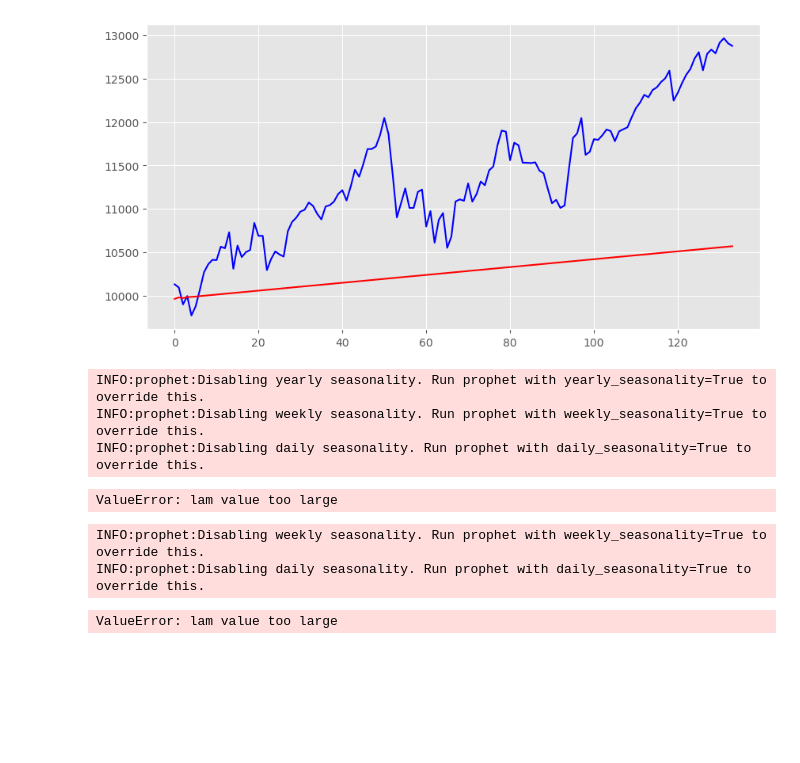
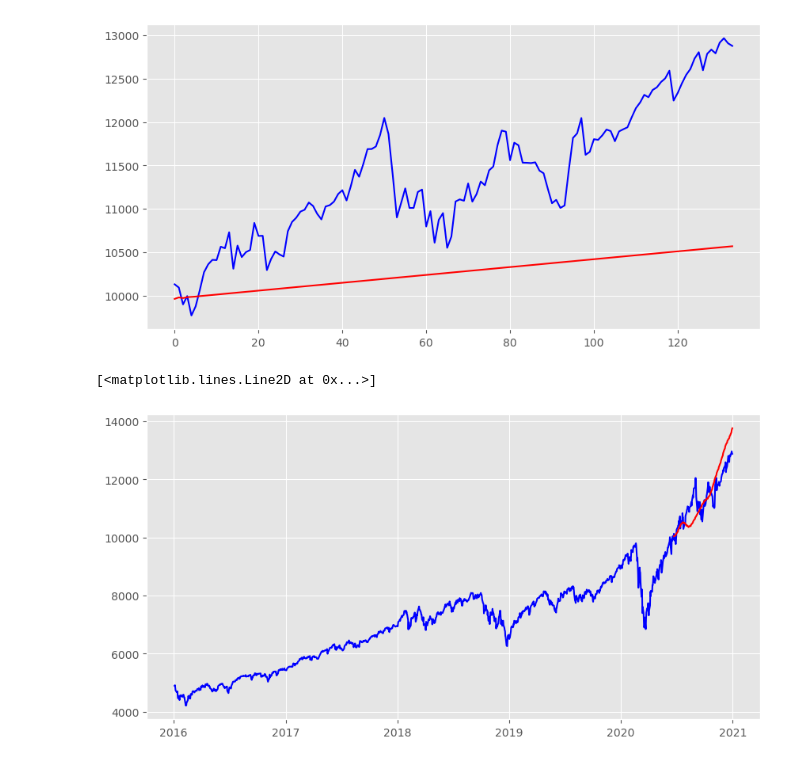
Before and after one commit to Parishkrit/Market-forecast, a Jupyter notebook: NASDAQ.ipynb, the cells around one changed output. Drawn from its saved outputs; the diff is of its cells as text; code cells hidden in the pictures; blank space fills up the shorter version.

```diff
--- a/NASDAQ.ipynb
+++ b/NASDAQ.ipynb
@@ -156,4 +160,7 @@ plt.show()
 [figure]
 # %%
 xp = X_train[['Open', 'Date']]
-xp = xp.rename(columns={'Open': 'ds', 'Date': 'y'})
+xp = xp.rename(columns={'Date': 'ds','Open': 'y'})
+
+future = X_val[['Date']]
+future = future.rename(columns={'Date': 'ds'})
@@ -163,17 +167,22 @@ model2 = Prophet(yearly_seasonality=True,seasonality_prior_scale)
+# %%
+from prophet import Prophet
+model = Prophet(growth="linear", changepoints=None,
+                n_changepoints=30,
+                seasonality_mode="multiplicative",
+                yearly_seasonality="auto",
+                weekly_seasonality="auto", daily_seasonality=True,
+                changepoint_range=1,changepoint_prior_scale=0.75,
+                seasonality_prior_scale=0.9)
 # %%
-m = Prophet()
-forecast = m.fit(xp).predict(future)
+forecast = model.fit(xp).predict(future)
-# %% [output]
-INFO:prophet:Disabling yearly seasonality. Run prophet with yearly_seasonality=True to override this.
-INFO:prophet:Disabling weekly seasonality. Run prophet with weekly_seasonality=True to override this.
-INFO:prophet:Disabling daily seasonality. Run prophet with daily_seasonality=True to override this.
-ValueError: lam value too large
-# %%
-model2.fit(xp)
-future = model2.make_future_dataframe(periods=100)
-model2.predict(future)
-# %% [output]
-INFO:prophet:Disabling weekly seasonality. Run prophet with weekly_seasonality=True to override this.
-INFO:prophet:Disabling daily seasonality. Run prophet with daily_seasonality=True to override this.
-ValueError: lam value too large
+# %%
+out = forecast[['ds','yhat']]
+# %%
+plt.figure(figsize=(10,5))
+plt.plot(train['Date'],train['Open'], color = 'blue')
+# plt.plot(X_val['Date'],X_val['Open'], color='blue')
+plt.plot(out['ds'],out['yhat'], color='red')
+# %% [output]
+[<matplotlib.lines.Line2D at 0x...>]
+[figure, added]
 # %%
```
Also changed, not shown: parts of 8 cells of this notebook.
